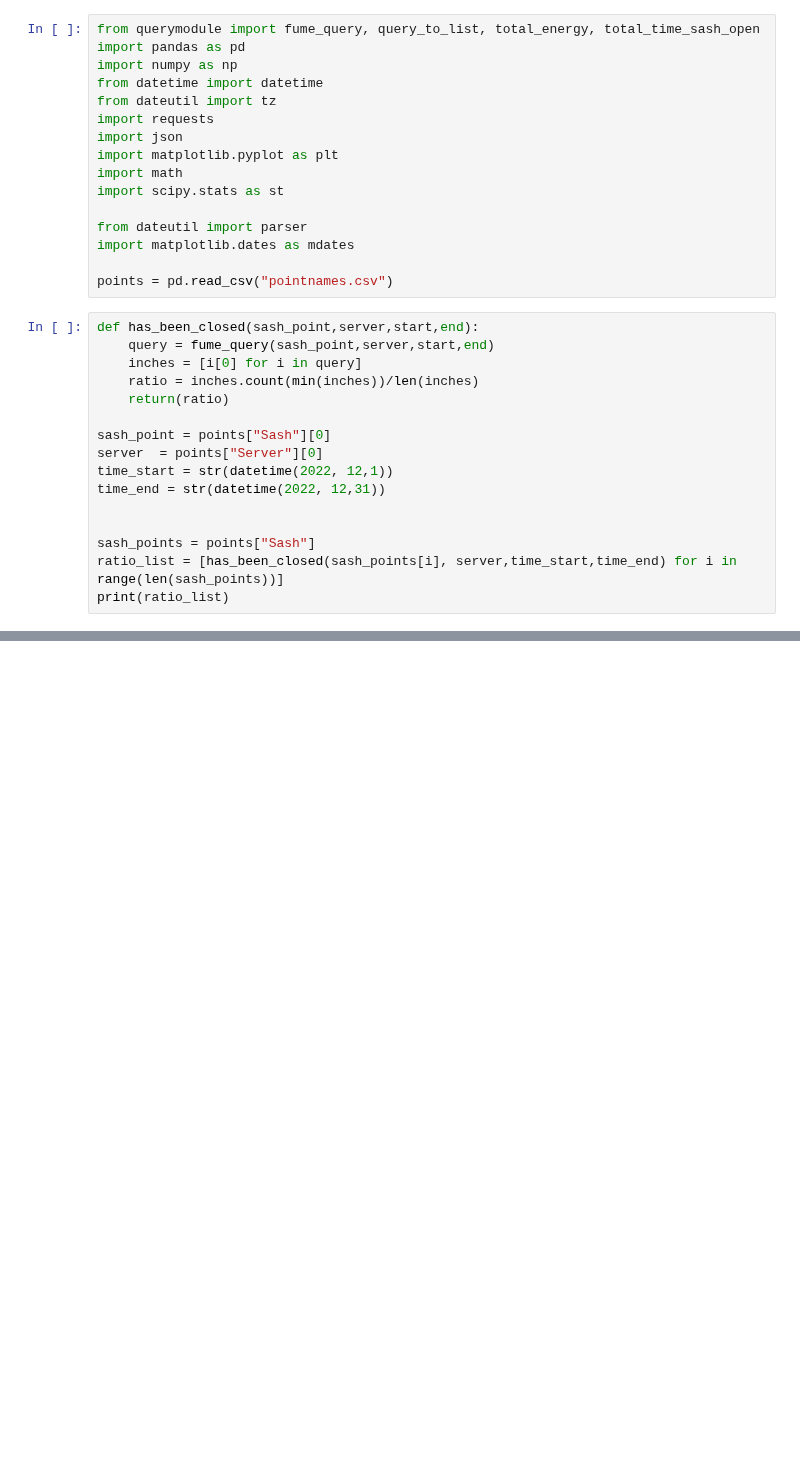
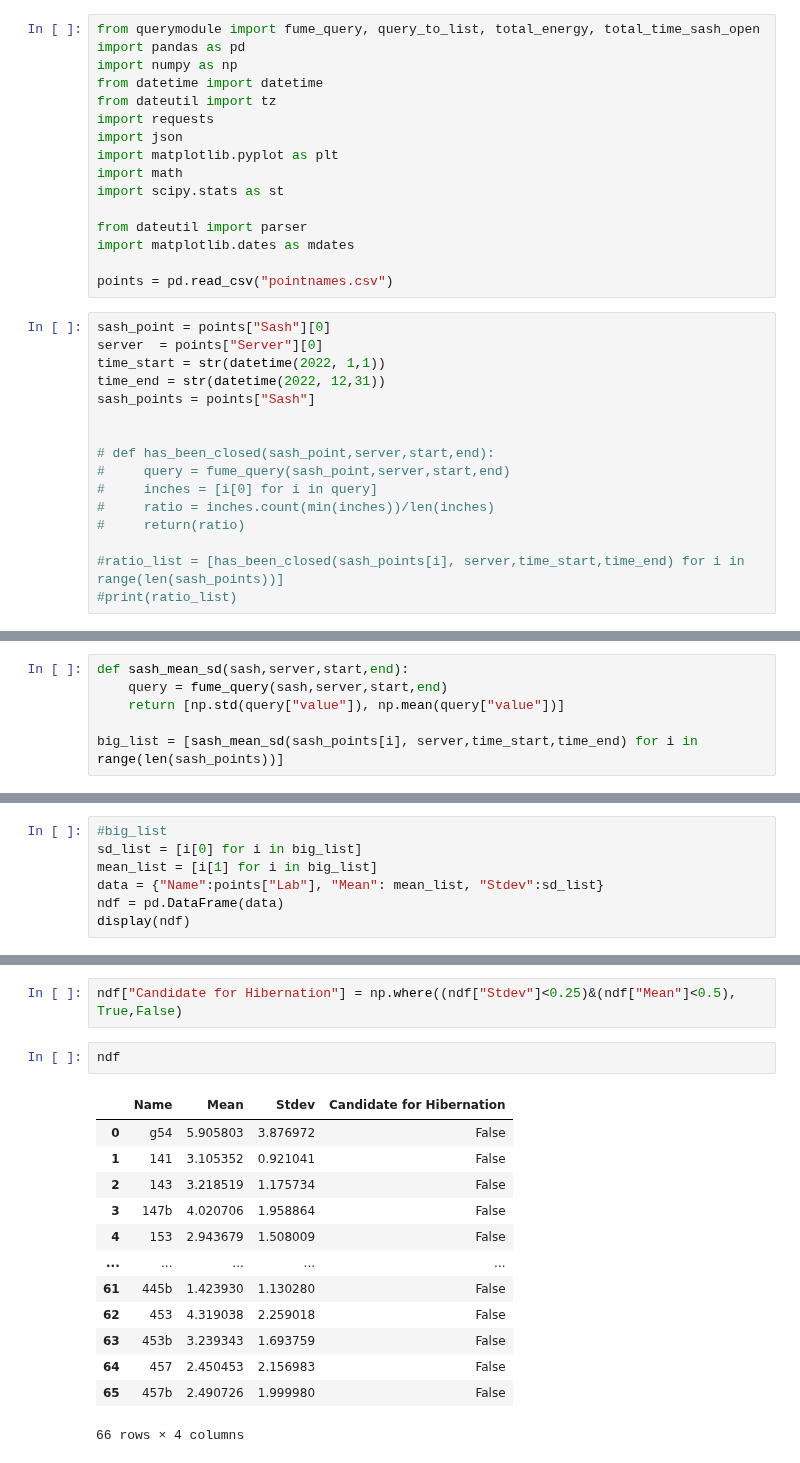
Before and after one commit to thereidfleish/fume-hood-dashboard, a Jupyter notebook: hibernation.ipynb, the cells around one changed output, grey strips where cells are left out. Saved outputs shown, nothing was run; the diff lists cells and outputs as text; blank space fills up the shorter version.

Commit message:
Developed Hibernation algorithm and querying system for Biotech :)

```diff
--- a/hibernation.ipynb
+++ b/hibernation.ipynb
@@ -15,18 +15,18 @@ import matplotlib.dates as mdates
 
 points = pd.read_csv("pointnames.csv")
 # %%
-def has_been_closed(sash_point,server,start,end):
-    query = fume_query(sash_point,server,start,end)
-    inches = [i[0] for i in query]
-    ratio = inches.count(min(inches))/len(inches)
-    return(ratio)
-
 sash_point = points["Sash"][0]
 server  = points["Server"][0]
-time_start = str(datetime(2022, 12,1))
+time_start = str(datetime(2022, 1,1))
 time_end = str(datetime(2022, 12,31))
+sash_points = points["Sash"]
 
 
-sash_points = points["Sash"]
-ratio_list = [has_been_closed(sash_points[i], server,time_start,time_end) for i in range(len(sash_points))]
-print(ratio_list)
+# def has_been_closed(sash_point,server,start,end):
+#     query = fume_query(sash_point,server,start,end)
+#     inches = [i[0] for i in query]
+#     ratio = inches.count(min(inches))/len(inches)
+#     return(ratio)
+
+#ratio_list = [has_been_closed(sash_points[i], server,time_start,time_end) for i in range(len(sash_points))]
+#print(ratio_list)
@@ -50,0 +33,6 @@ print(ratio_list)
+# %%
+def sash_mean_sd(sash,server,start,end):
+    query = fume_query(sash,server,start,end)
+    return [np.std(query["value"]), np.mean(query["value"])]
+
+big_list = [sash_mean_sd(sash_points[i], server,time_start,time_end) for i in range(len(sash_points))]
@@ -50,0 +57,7 @@ print(ratio_list)
+# %%
+#big_list
+sd_list = [i[0] for i in big_list]
+mean_list = [i[1] for i in big_list]
+data = {"Name":points["Lab"], "Mean": mean_list, "Stdev":sd_list}
+ndf = pd.DataFrame(data)
+display(ndf)
@@ -50,0 +91,18 @@ print(ratio_list)
+# %%
+ndf["Candidate for Hibernation"] = np.where((ndf["Stdev"]<0.25)&(ndf["Mean"]<0.5), True,False)
+# %%
+ndf
+# %% [output]
+|  | Name | Mean | Stdev | Candidate for Hibernation |
+| 0 | g54 | 5.905803 | 3.876972 | False |
+| 1 | 141 | 3.105352 | 0.921041 | False |
+| 2 | 143 | 3.218519 | 1.175734 | False |
+| 3 | 147b | 4.020706 | 1.958864 | False |
+| 4 | 153 | 2.943679 | 1.508009 | False |
+| ... | ... | ... | ... | ... |
+| 61 | 445b | 1.423930 | 1.130280 | False |
+| 62 | 453 | 4.319038 | 2.259018 | False |
+| 63 | 453b | 3.239343 | 1.693759 | False |
+| 64 | 457 | 2.450453 | 2.156983 | False |
+| 65 | 457b | 2.490726 | 1.999980 | False |
+66 rows × 4 columns
```
Also changed, not shown: parts of 5 cells of this notebook, 1 other file.
